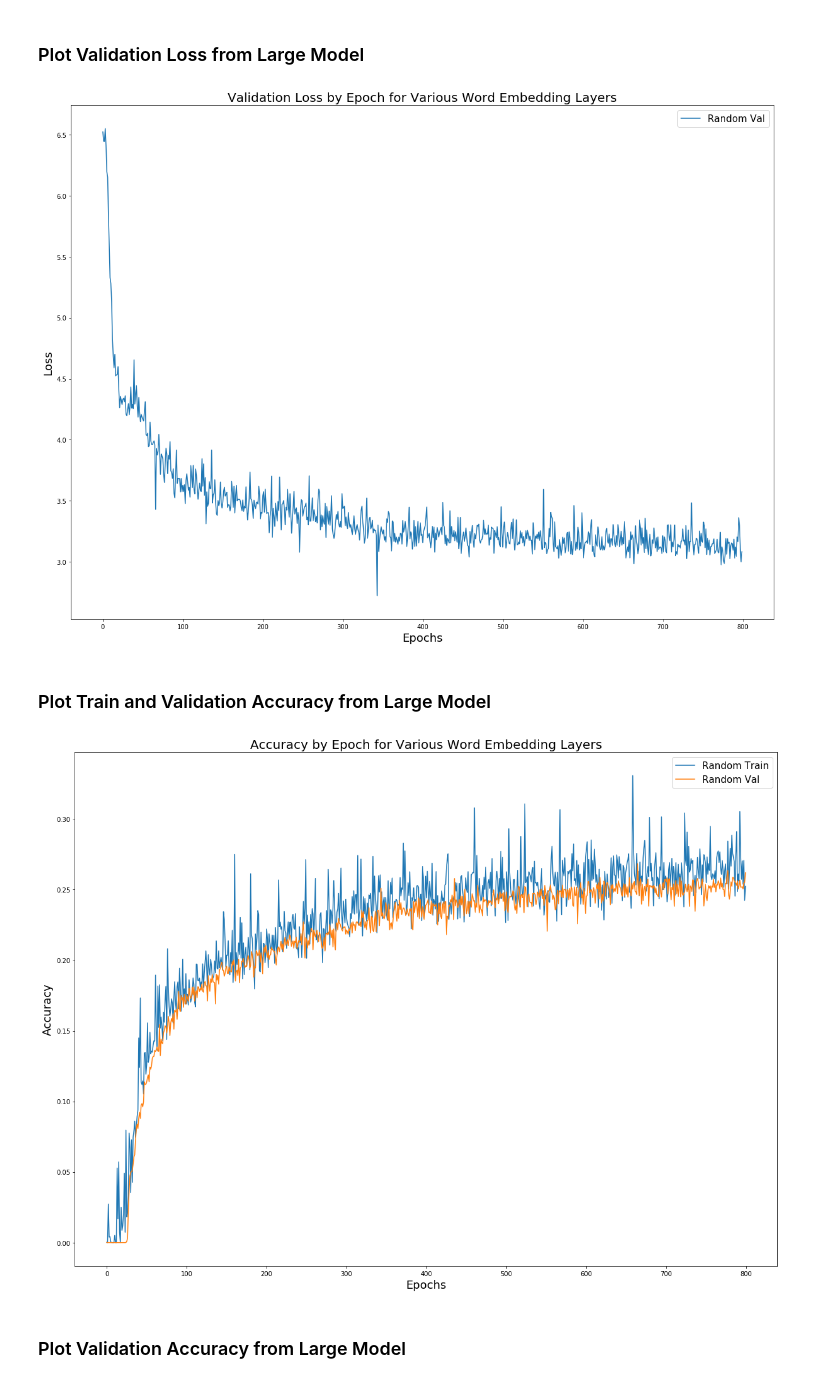
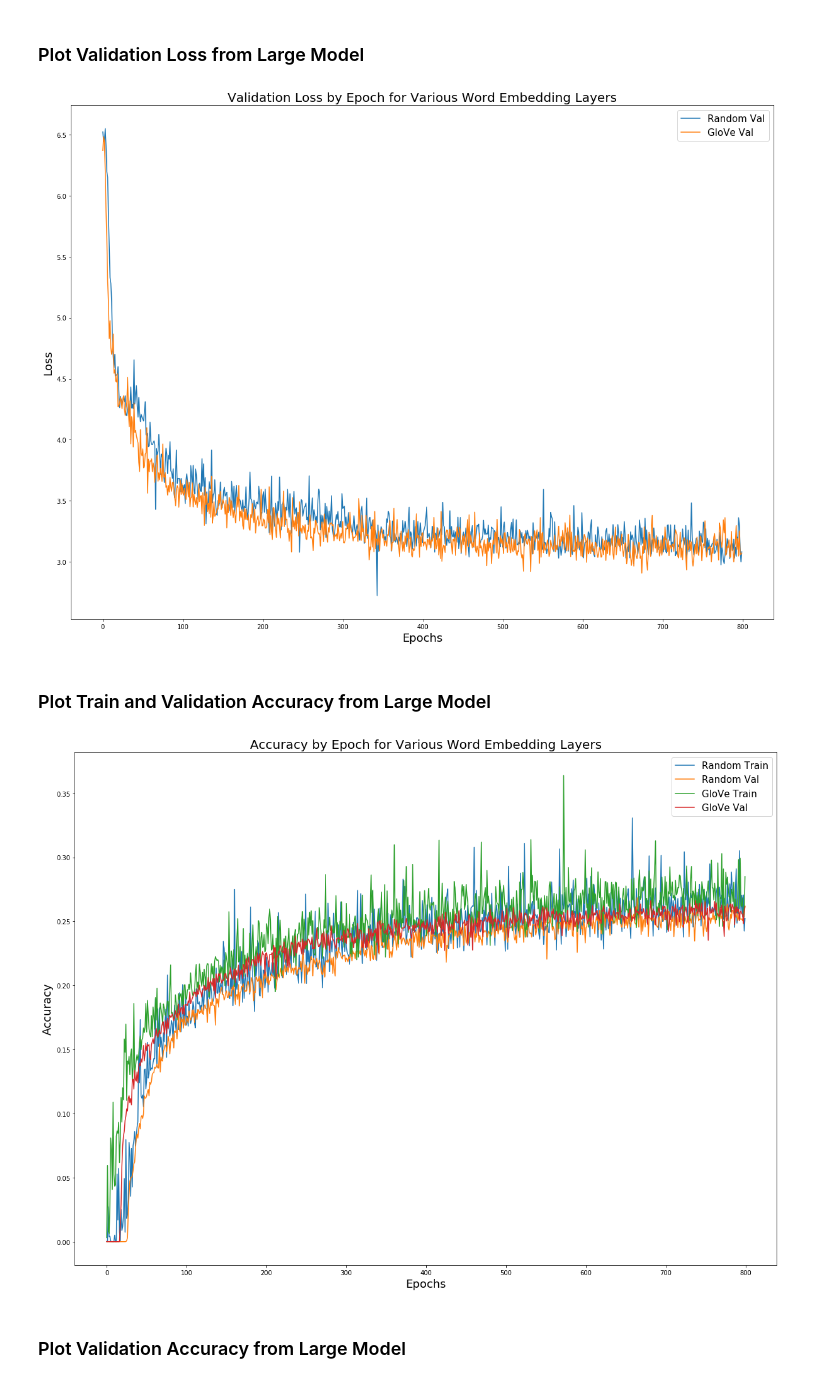
Before and after one commit to federated-learning-experiments/fl-text-models, a Jupyter notebook: notebooks/compare_embedding_layers.ipynb, the cells around one changed output. Cells and saved outputs as stored; diff of their text form; code cells hidden in the pictures.

Commit message:
add GloVe large network results

```diff
--- a/notebooks/compare_embedding_layers.ipynb
+++ b/notebooks/compare_embedding_layers.ipynb
@@ -146,10 +146,10 @@ random_train_accuracy = np.load('embedding_layer_results/random_{}/train_accurac
 random_val_loss = np.load('embedding_layer_results/random_{}/val_loss.npy'.format(network))[0:epochs]
 random_val_accuracy = np.load('embedding_layer_results/random_{}/val_accuracy.npy'.format(network))[0:epochs]
 # %%
-# glove_train_loss = np.load('embedding_layer_results/glove_{}/train_loss.npy'.format(network))[0:epochs]
-# glove_train_accuracy = np.load('embedding_layer_results/glove_{}/train_accuracy.npy'.format(network))[0:epochs]
-# glove_val_loss = np.load('embedding_layer_results/glove_{}/val_loss.npy'.format(network))[0:epochs]
-# glove_val_accuracy = np.load('embedding_layer_results/glove_{}/val_accuracy.npy'.format(network))[0:epochs]
+glove_train_loss = np.load('embedding_layer_results/glove_{}/train_loss.npy'.format(network))[0:epochs]
+glove_train_accuracy = np.load('embedding_layer_results/glove_{}/train_accuracy.npy'.format(network))[0:epochs]
+glove_val_loss = np.load('embedding_layer_results/glove_{}/val_loss.npy'.format(network))[0:epochs]
+glove_val_accuracy = np.load('embedding_layer_results/glove_{}/val_accuracy.npy'.format(network))[0:epochs]
 # %%
 # fasttext_train_loss = np.load('embedding_layer_results/fasttext_{}/train_loss.npy'.format(network))[0:epochs]
 # fasttext_train_accuracy = np.load('embedding_layer_results/fasttext_{}/train_accuracy.npy'.format(network))[0:epochs]
@@ -186,7 +186,7 @@ plt.show()
 # %%
 fig, ax = plt.subplots(figsize=(20, 15))
 ax.plot(x_axis, random_val_loss, label='Random Val')
-# ax.plot(x_axis, glove_val_loss, label='GloVe Val')
+ax.plot(x_axis, glove_val_loss, label='GloVe Val')
 # ax.plot(x_axis, fasttext_val_loss, label='FastText Val')
 # ax.plot(x_axis, pp_pca_pp_gpt2_val_loss, label='PP PCA PP GPT2 Val')
 ax.legend(loc='best', prop={'size': 15})
@@ -195,26 +195,26 @@ plt.xlabel('Epochs', fontsize=18)
 plt.ylabel('Loss', fontsize=18)
 plt.show()
 # %% [output]
-[figure, old version]
+[figure, new version]
 # %% [markdown]
 ### Plot Train and Validation Accuracy from Large Model
 # %%
 fig, ax = plt.subplots(figsize=(20, 15))
 ax.plot(x_axis, random_train_accuracy, label='Random Train')
 ax.plot(x_axis, random_val_accuracy, label='Random Val')
-# ax.plot(x_axis, glove_train_accuracy, label='GloVe Train')
-# ax.plot(x_axis, glove_val_accuracy, label='GloVe Val')
+ax.plot(x_axis, glove_train_accuracy, label='GloVe Train')
+ax.plot(x_axis, glove_val_accuracy, label='GloVe Val')
 # ax.plot(x_axis, fasttext_train_accuracy, label='FastText Train')
 # ax.plot(x_axis, fasttext_val_accuracy, label='FastText Val')
 # ax.plot(x_axis, pp_pca_pp_gpt2_train_accuracy, label='PP PCA PP GPT2 Train')
 # ax.plot(x_axis, pp_pca_pp_gpt2_val_accuracy, label='PP PCA PP GPT2 Val')
 ax.legend(loc='best', prop={'size': 15})
 plt.title('Accuracy by Epoch for Various Word Embedding Layers', fontsize=20)
 plt.xlabel('Epochs', fontsize=18)
 plt.ylabel('Accuracy', fontsize=18)
 plt.show()
 # %% [output]
-[figure, old version]
+[figure, new version]
 # %% [markdown]
 ### Plot Validation Accuracy from Large Model
 # %%
```
Also changed, not shown: parts of 2 cells of this notebook, 13 other files.
